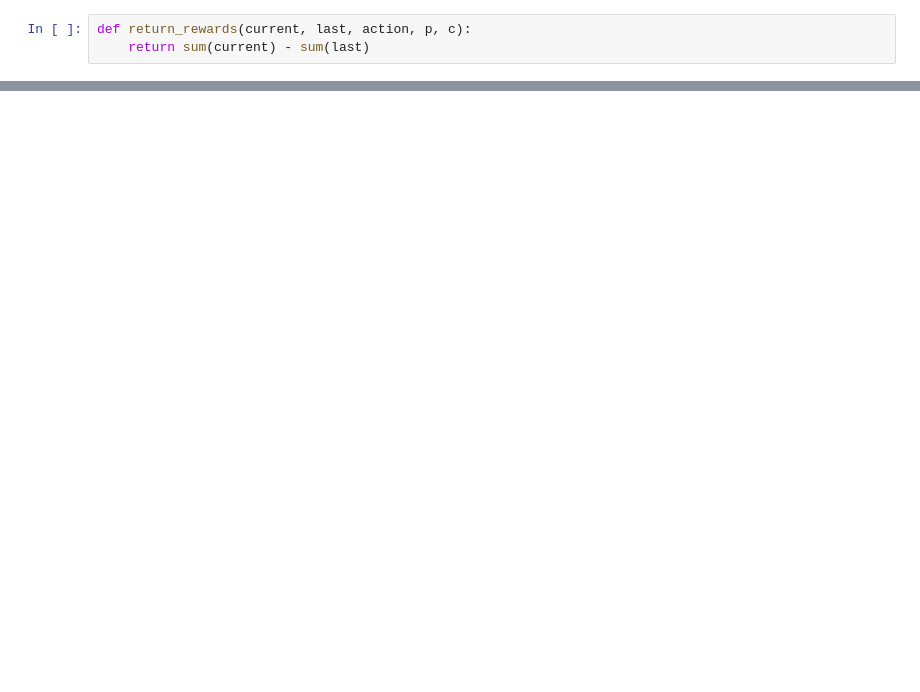
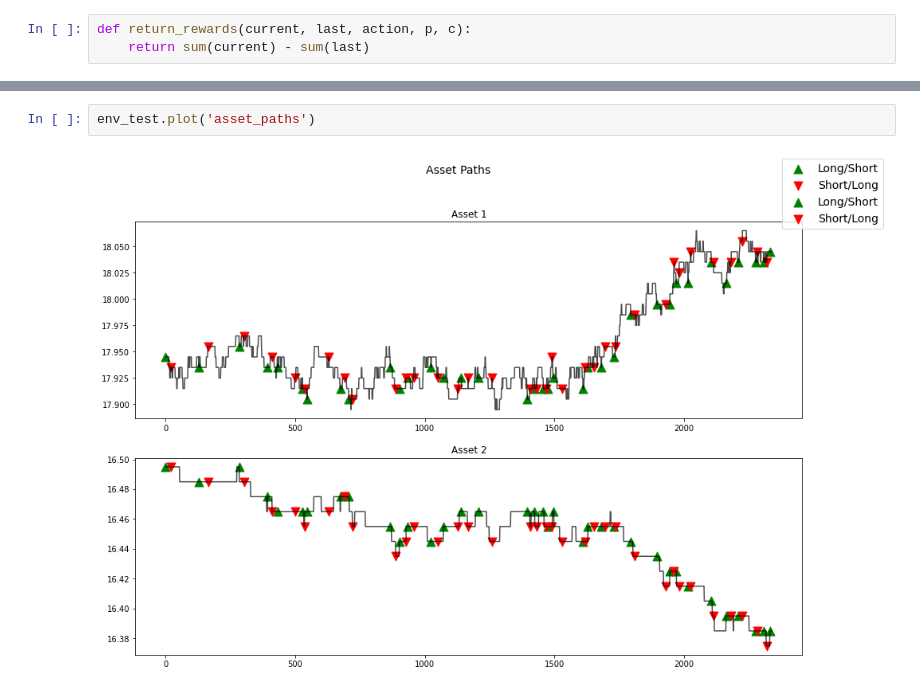
Before and after one commit to kew96/MicroPriceTradingRL, a Jupyter notebook: SAC.ipynb, the cells around one changed output, grey strips where cells are left out. Cells and saved outputs as stored; diff of their text form; blank space fills up the shorter version.

Commit message:
Adding more plots and metrics

```diff
--- a/SAC.ipynb
+++ b/SAC.ipynb
@@ -127,3 +101,7 @@ env_test.plot('position_history')
+# %%
+env_test.plot('asset_paths')
+# %% [output]
+[figure, added]
 # %%
 env_test.summarize_decisions()
 # %% [output]
```
Also changed, not shown: parts of 11 cells of this notebook, 1 other file.
